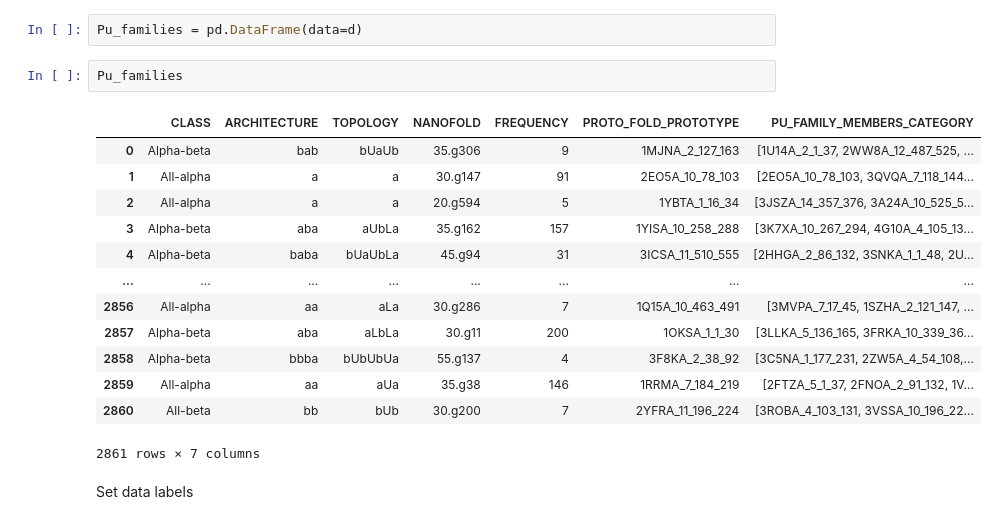
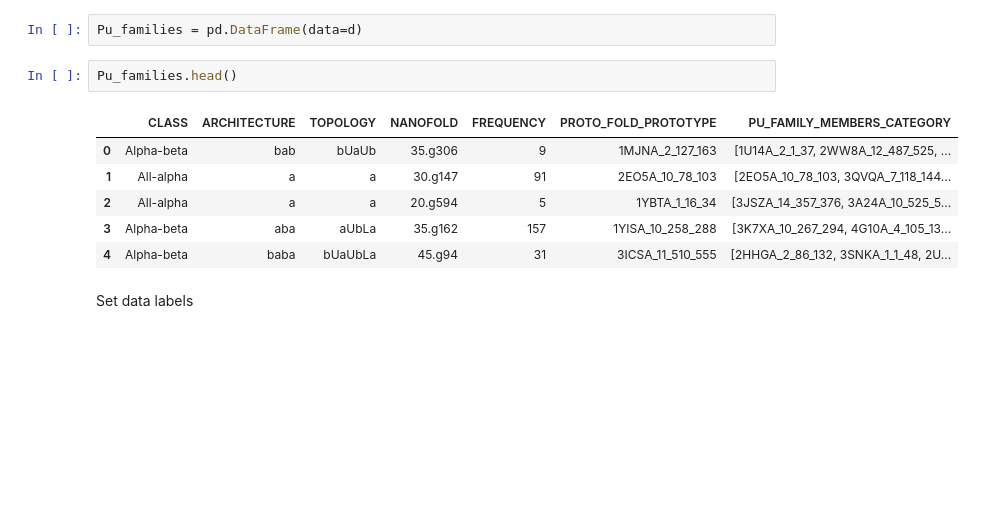
Before and after one commit to Naramazuki/PU_ML, a Jupyter notebook: main.ipynb, the cells around one changed output. Cells and saved outputs as stored; diff of their text form; blank space fills up the shorter version.

```diff
--- a/main.ipynb
+++ b/main.ipynb
@@ -77,21 +77,14 @@ d = {
 # %%
 Pu_families = pd.DataFrame(data=d)
 # %%
-Pu_families
+Pu_families.head()
 # %% [output]
 |  | CLASS | ARCHITECTURE | TOPOLOGY | NANOFOLD | FREQUENCY | PROTO_FOLD_PROTOTYPE | PU_FAMILY_MEMBERS_CATEGORY |
 | 0 | Alpha-beta | bab | bUaUb | 35.g306 | 9 | 1MJNA_2_127_163 | [1U14A_2_1_37, 2WW8A_12_487_525, ... |
 | 1 | All-alpha | a | a | 30.g147 | 91 | 2EO5A_10_78_103 | [2EO5A_10_78_103, 3QVQA_7_118_144... |
 | 2 | All-alpha | a | a | 20.g594 | 5 | 1YBTA_1_16_34 | [3JSZA_14_357_376, 3A24A_10_525_5... |
 | 3 | Alpha-beta | aba | aUbLa | 35.g162 | 157 | 1YISA_10_258_288 | [3K7XA_10_267_294, 4G10A_4_105_13... |
 | 4 | Alpha-beta | baba | bUaUbLa | 45.g94 | 31 | 3ICSA_11_510_555 | [2HHGA_2_86_132, 3SNKA_1_1_48, 2U... |
-| ... | ... | ... | ... | ... | ... | ... | ... |
-| 2856 | All-alpha | aa | aLa | 30.g286 | 7 | 1Q15A_10_463_491 | [3MVPA_7_17_45, 1SZHA_2_121_147, ... |
-| 2857 | Alpha-beta | aba | aLbLa | 30.g11 | 200 | 1OKSA_1_1_30 | [3LLKA_5_136_165, 3FRKA_10_339_36... |
-| 2858 | Alpha-beta | bbba | bUbUbUa | 55.g137 | 4 | 3F8KA_2_38_92 | [3C5NA_1_177_231, 2ZW5A_4_54_108,... |
-| 2859 | All-alpha | aa | aUa | 35.g38 | 146 | 1RRMA_7_184_219 | [2FTZA_5_1_37, 2FNOA_2_91_132, 1V... |
-| 2860 | All-beta | bb | bUb | 30.g200 | 7 | 2YFRA_11_196_224 | [3ROBA_4_103_131, 3VSSA_10_196_22... |
-2861 rows × 7 columns
 # %% [markdown]
 Set data labels
 # %%
```
Also changed, not shown: parts of 22 cells of this notebook, 1 other file.
